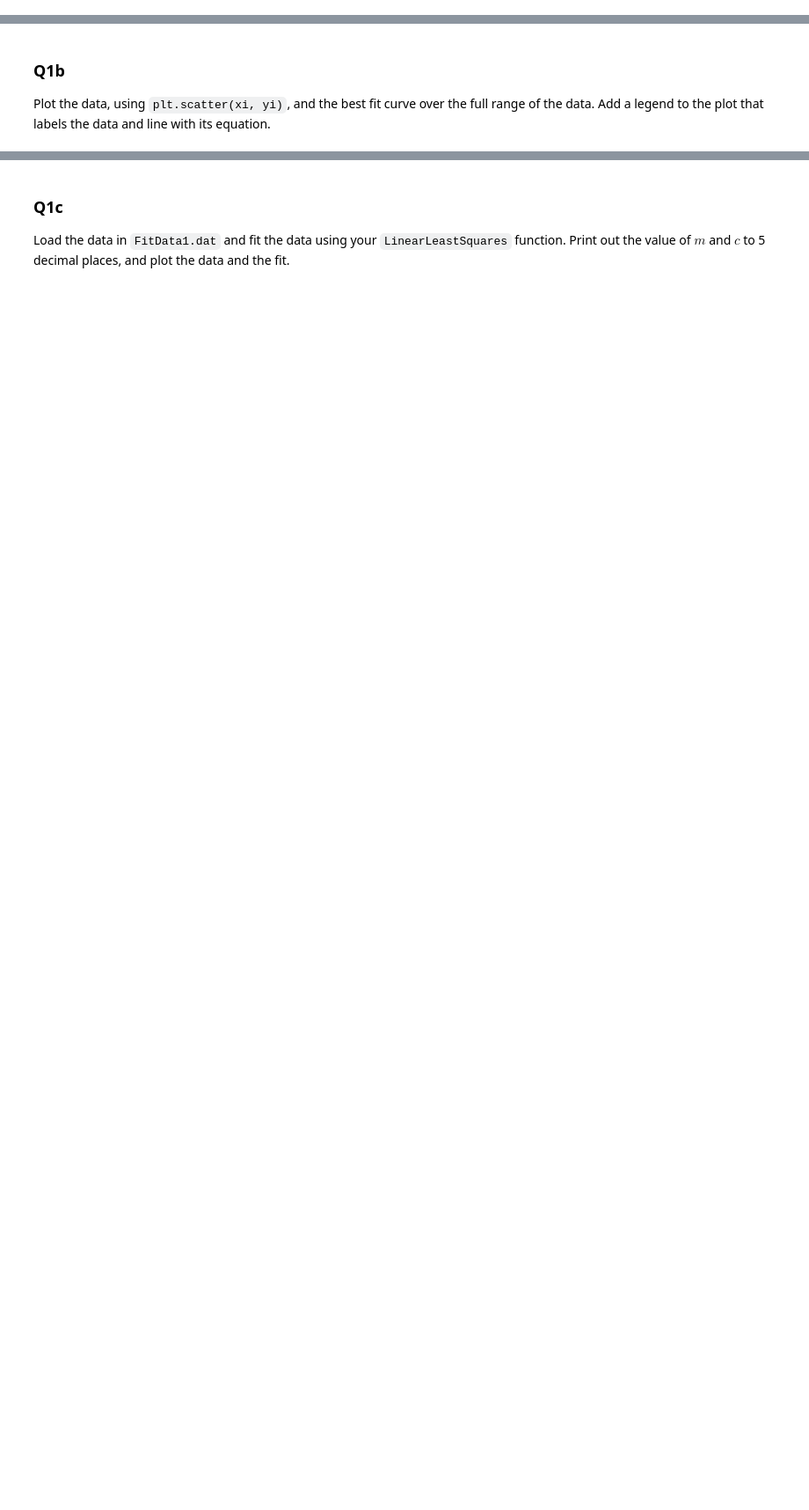
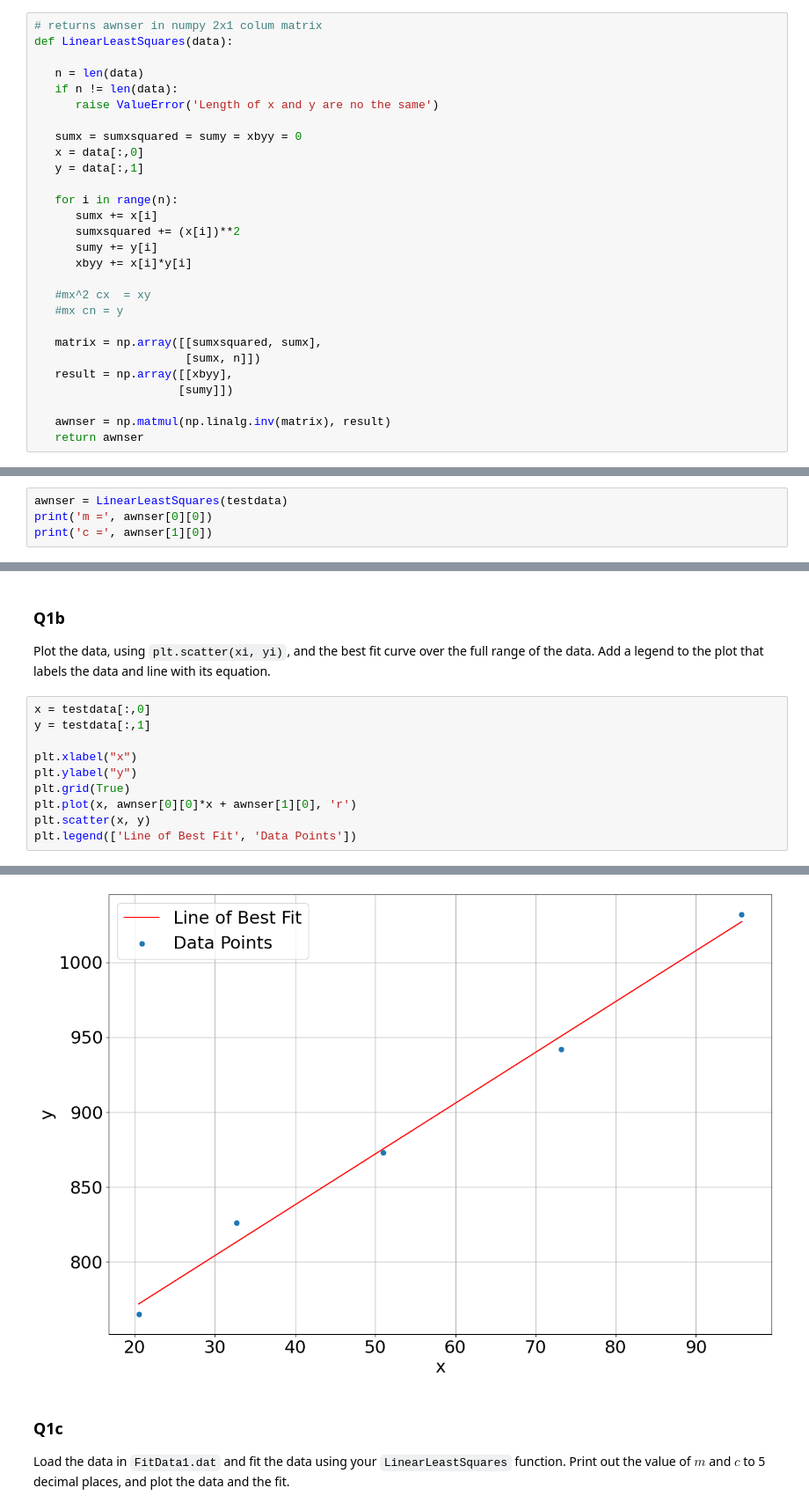
Before and after one commit to NiallCarbery/Computational_Science, a Jupyter notebook: Assignment3/Assignment-3.ipynb, the cells around one changed output, grey strips where cells are left out. Shown: that part at 88% size. Drawn from its saved outputs; the diff is of its cells as text; blank space fills up the shorter version.

```diff
--- a/Assignment3/Assignment-3.ipynb
+++ b/Assignment3/Assignment-3.ipynb
@@ -57,9 +59,41 @@ $$
 ### Q1a.
 
 Write a function that takes in two arrays of data for the x and y values and returns the values of $m$ and $c$ from for the linear least squares fit. Call the function `LinearLeastSquares`. You might want to use the function `np.dot(A,b)` which will take the dot product of a matrix, $A$ and a vector, $b$.
+# %%
+# returns awnser in numpy 2x1 colum matrix
+def LinearLeastSquares(data):
+
+   n = len(data)
+   if n != len(data):
+      raise ValueError('Length of x and y are no the same')
+
+   sumx = sumxsquared = sumy = xbyy = 0
+   x = data[:,0]
+   y = data[:,1]
+
+   for i in range(n):
+      sumx += x[i]
+      sumxsquared += (x[i])**2
+      sumy += y[i]
+      xbyy += x[i]*y[i]
+
+   #mx^2 cx  = xy
+   #mx cn = y
+
+   matrix = np.array([[sumxsquared, sumx],
+                      [sumx, n]])
+   result = np.array([[xbyy],
+                     [sumy]])
+
+   awnser = np.matmul(np.linalg.inv(matrix), result)
+   return awnser
 # %% [markdown]
 Test you function with the data we looked at in the lecture, given below:
 # %%
 testdata  = np.array([[20.5, 765], [32.7, 826], [51.0, 873], [73.2,942], [95.7,1032]])
 # %% [markdown]
 You should get the result $m=3.394872522996579$ and $c=702.1720627939267$. Explicitly print these values out.
+# %%
+awnser = LinearLeastSquares(testdata)
+print('m =', awnser[0][0])
+print('c =', awnser[1][0])
@@ -66,3 +103,14 @@ You should get the result $m=3.394872522996579$ and $c=702.1720627939267$. Expli
 # %% [markdown]
 ### Q1b
 Plot the data, using `plt.scatter(xi, yi)`, and the best fit curve over the full range of the data. Add a legend to the plot that labels the data and line with its equation.
+# %%
+x = testdata[:,0]
+y = testdata[:,1]
+
+plt.xlabel("x")
+plt.ylabel("y")
+plt.grid(True)
+plt.plot(x, awnser[0][0]*x + awnser[1][0], 'r')
+plt.scatter(x, y)
+plt.legend(['Line of Best Fit', 'Data Points'])
+# %% [output]
@@ -69,3 +118,4 @@ Plot the data, using `plt.scatter(xi, yi)`, and the best fit curve over the full
+[figure, added]
 # %% [markdown]
 ### Q1c
 Load the data in `FitData1.dat` and fit the data using your `LinearLeastSquares` function. Print out the value of $m$ and $c$ to 5 decimal places, and plot the data and the fit.
```
Also changed, not shown: parts of 6 cells of this notebook.
